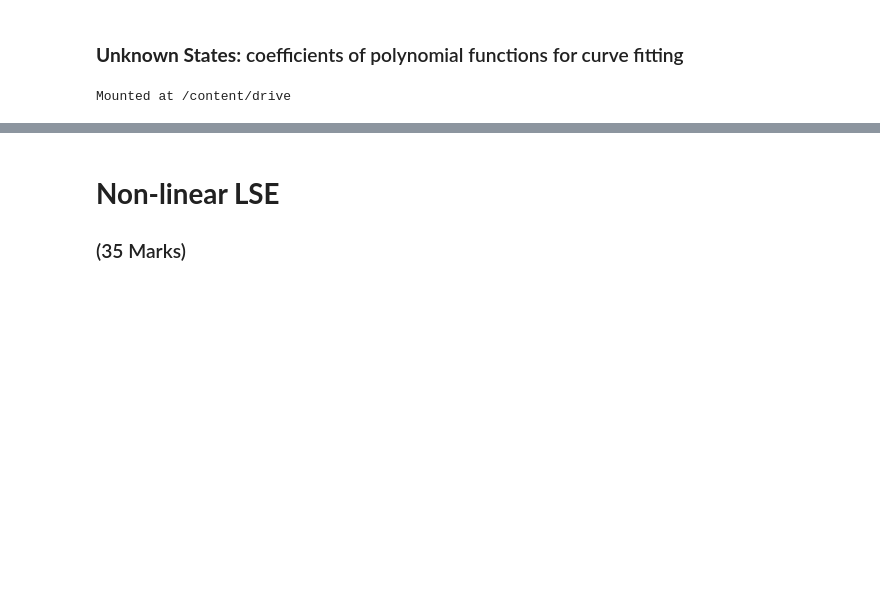
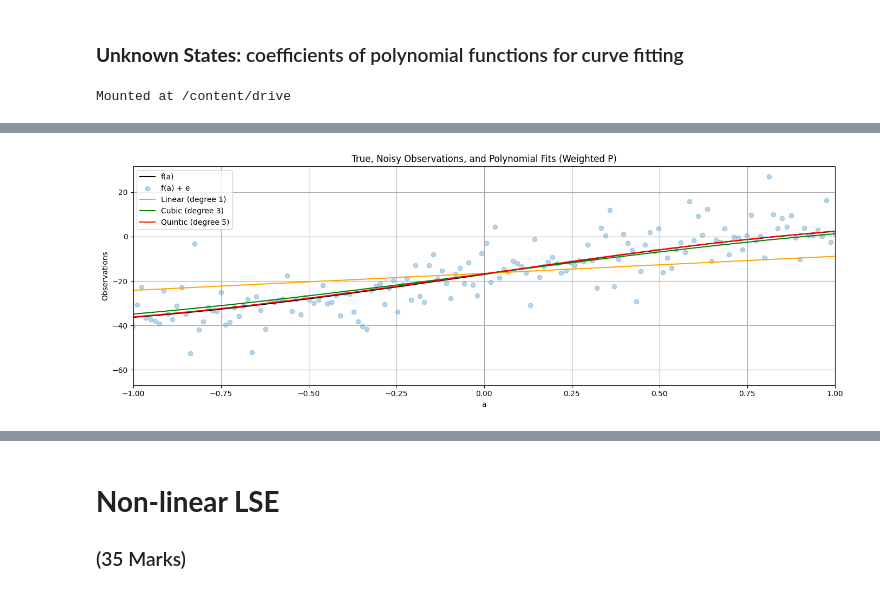
Before and after one commit to rbawah/engg680_2024_fall_group7, a Jupyter notebook: Lab_Assignment2/Assignment2.ipynb, the cells around one changed output, grey strips where cells are left out. Drawn from its saved outputs; the diff is of its cells as text; code cells hidden in the pictures; blank space fills up the shorter version.

```diff
--- a/Lab_Assignment2/Assignment2.ipynb
+++ b/Lab_Assignment2/Assignment2.ipynb
@@ -154,4 +301,6 @@ fig.tight_layout()
 # now, let's define the P matrix with the proper weights of observation
 # use the variance of observation l_var, define P matrix
 # (1 mark)
-P = #...
+P = np.diag(1 / l_var)  # Inverse of variance on the diagonal of the matrix
+# Display the weight matrix P
+#print("Weight Matrix P:\n", P)
@@ -162,0 +307,80 @@ P = #...
+# %%
+# step 13
+# repeat the steps 6-10, using the proper P matrix
+# (10 marks)
+# ==============================================================================
+# Step 6 - Recalculate polynomial fits using the proper P matrix
+
+# Call the fit_polynomial_curve function with polynomial degree 1
+x_deg_1, cov_x_deg_1, apv_deg_1, v_deg_1 = fit_polynomial_curve(a, l, P, 1)
+
+# Call the fit_polynomial_curve function with polynomial degree 3
+x_deg_3, cov_x_deg_3, apv_deg_3, v_deg_3 = fit_polynomial_curve(a, l, P, 3)
+
+# Call the fit_polynomial_curve function with polynomial degree 5
+x_deg_5, cov_x_deg_5, apv_deg_5, v_deg_5 = fit_polynomial_curve(a, l, P, 5)
+
+# Step 7 - Construct the polynomial functions with the updated coefficients
+
+# For the linear polynomial (degree 1)
+line_uw = np.polyval(np.flip(x_deg_1), a)
+
+# For the cubic polynomial (degree 3)
+cubic_uw = np.polyval(np.flip(x_deg_3), a)
+
+# For the quintic polynomial (degree 5)
+quintic_uw = np.polyval(np.flip(x_deg_5), a)
+
+# Step 8 - Plot the results
+
+fig, ax = plt.subplots(nrows=1, ncols=1, figsize=(14, 5))
+
+# Plot the true observations (black line)
+ax.plot(a, l_true, label='f(a)', color='k')
+
+# Plot the noisy observations (blue scatter)
+ax.scatter(a, l, label='f(a) + e', color='tab:blue', marker='o', alpha=0.3)
+
+# Plot the linear polynomial (orange line)
+ax.plot(a, line_uw, label='Linear (degree 1)', color='orange')
+
+# Plot the cubic polynomial (green line)
+ax.plot(a, cubic_uw, label='Cubic (degree 3)', color='green')
+
+# Plot the quintic polynomial (red line)
+ax.plot(a, quintic_uw, label='Quintic (degree 5)', color='red')
+
+# Add labels, title, and legend
+ax.set_xlabel('a')
+ax.set_ylabel('Observations')
+ax.set_title('True, Noisy Observations, and Polynomial Fits (Weighted P)')
+ax.legend()
+
+# Set the x-axis range to -1 to 1
+ax.set_xlim([-1, 1])
+
+# Add gridlines
+ax.grid(True, which='both', ls='-', color='0.65')
+
+# Adjust layout and display the plot
+fig.tight_layout()
+plt.show()
+
+# Step 9 - Print the a posteriori variance factor for each polynomial
+
+print(f"A Posteriori Variance Factor for Linear Polynomial (degree 1): {apv_deg_1}")
+print(f"A Posteriori Variance Factor for Cubic Polynomial (degree 3): {apv_deg_3}")
+print(f"A Posteriori Variance Factor for Quintic Polynomial (degree 5): {apv_deg_5}")
+
+# Step 10 - Compute the norm between the predicted and true observations
+
+norm_deg_1 = np.linalg.norm(line_uw - l_true)
+norm_deg_3 = np.linalg.norm(cubic_uw - l_true)
+norm_deg_5 = np.linalg.norm(quintic_uw - l_true)
+
+# Print the computed norms
+print(f"Norm between Linear Polynomial (degree 1) and True Observations: {norm_deg_1}")
+print(f"Norm between Cubic Polynomial (degree 3) and True Observations: {norm_deg_3}")
+print(f"Norm between Quintic Polynomial (degree 5) and True Observations: {norm_deg_5}")
+# %% [output]
+[figure, added]
```
Also changed, not shown: parts of 16 cells of this notebook.
